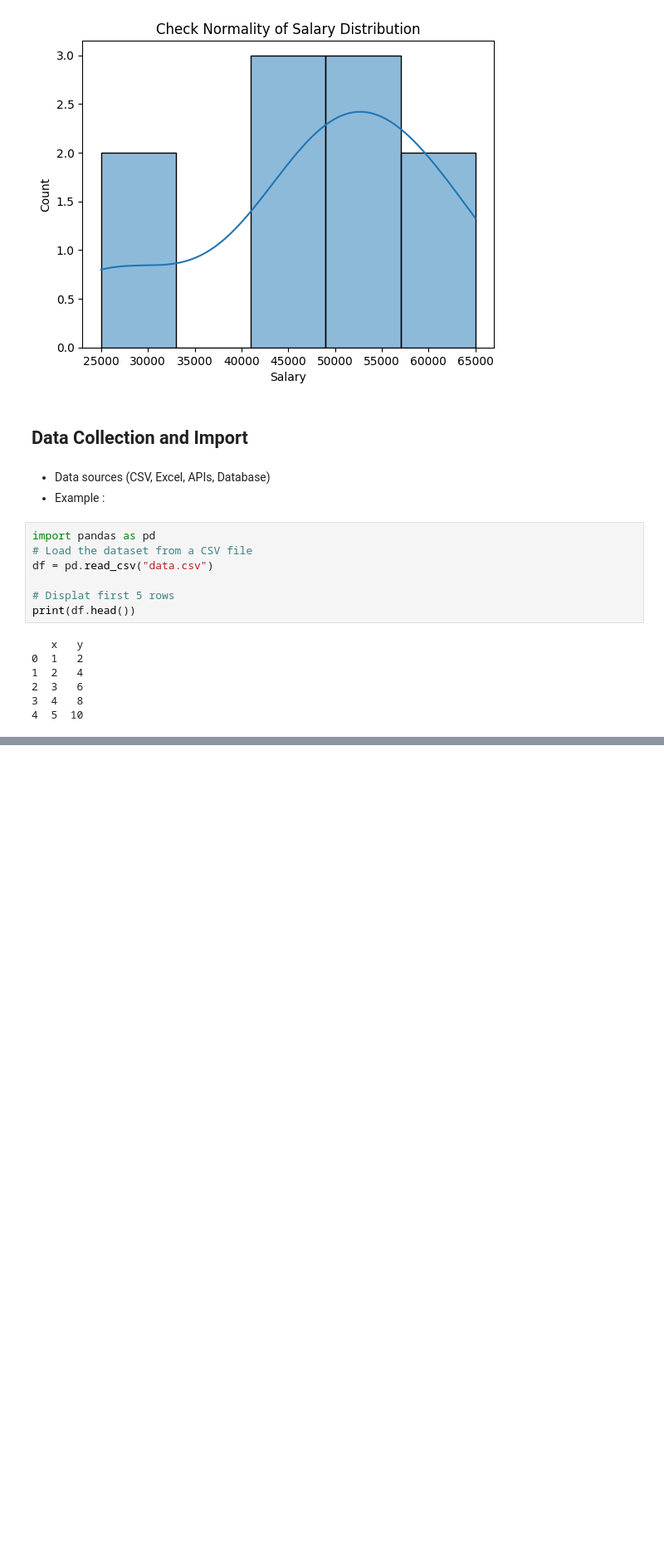
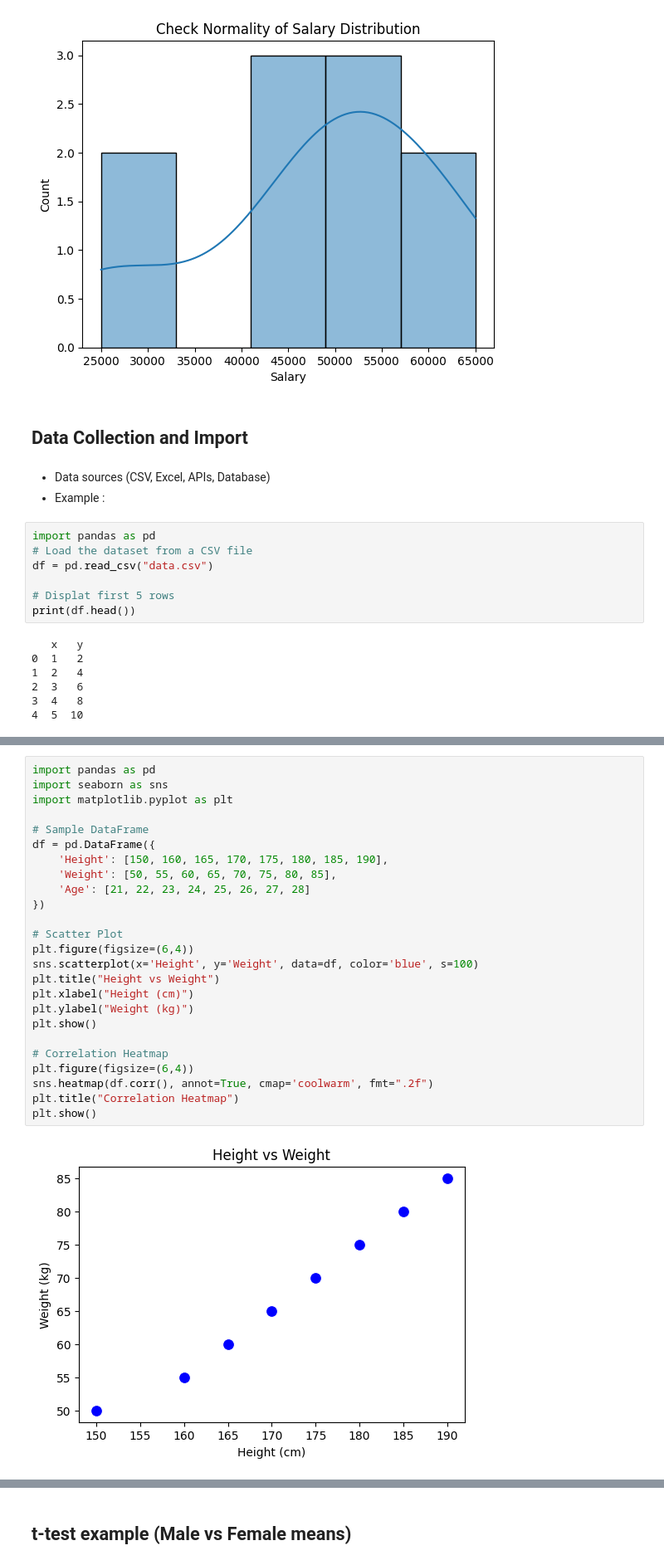
Before and after one commit to harshaiml/aiml-daily-practice, a Jupyter notebook: notebooks/Faculty Session 12 - EDA & Statistical Tests/EDA-Example.ipynb, the cells around one changed output, grey strips where cells are left out. Shown at 83% size. Saved outputs shown, nothing was run; the diff lists cells and outputs as text; blank space fills up the shorter version.

```diff
--- a/notebooks/Faculty Session 12 - EDA & Statistical Tests/EDA-Example.ipynb
+++ b/notebooks/Faculty Session 12 - EDA & Statistical Tests/EDA-Example.ipynb
@@ -76,0 +333,27 @@ print(df.head())
+# %%
+import pandas as pd
+import seaborn as sns
+import matplotlib.pyplot as plt
+
+# Sample DataFrame
+df = pd.DataFrame({
+    'Height': [150, 160, 165, 170, 175, 180, 185, 190],
+    'Weight': [50, 55, 60, 65, 70, 75, 80, 85],
+    'Age': [21, 22, 23, 24, 25, 26, 27, 28]
+})
+
+# Scatter Plot
+plt.figure(figsize=(6,4))
+sns.scatterplot(x='Height', y='Weight', data=df, color='blue', s=100)
+plt.title("Height vs Weight")
+plt.xlabel("Height (cm)")
+plt.ylabel("Weight (kg)")
+plt.show()
+
+# Correlation Heatmap
+plt.figure(figsize=(6,4))
+sns.heatmap(df.corr(), annot=True, cmap='coolwarm', fmt=".2f")
+plt.title("Correlation Heatmap")
+plt.show()
+# %% [output]
+[figure, added]
@@ -76,0 +361,2 @@ print(df.head())
+# %% [markdown]
+## t-test example (Male vs Female means)
```
Also changed, not shown: parts of 27 cells of this notebook.
